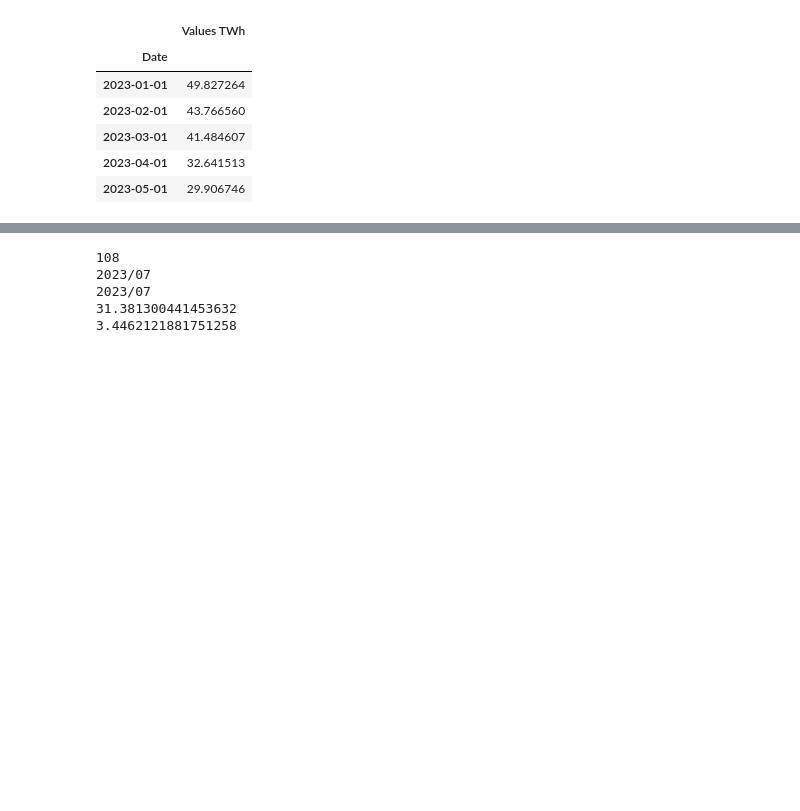
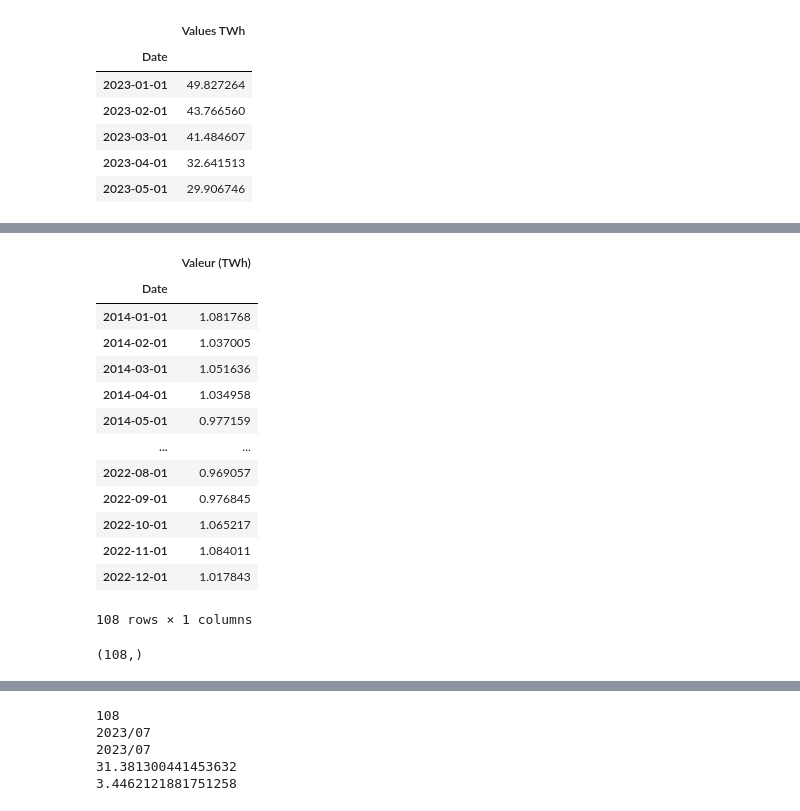
Before and after one commit to ajabri2023/Prediction_of-_electricity_consumption-, a Jupyter notebook: Project_Electricity Consumption2.ipynb, the cells around one changed output, grey strips where cells are left out. Drawn from its saved outputs; the diff is of its cells as text; code cells hidden in the pictures; blank space fills up the shorter version.

```diff
--- a/Project_Electricity Consumption2.ipynb
+++ b/Project_Electricity Consumption2.ipynb
@@ -279,0 +303,17 @@ We can notice that there is a slight difference between the prediction results a
+# %%
+Coeff
+# %% [output]
+|  | Valeur (TWh) |
+| Date |  |
+| 2014-01-01 | 1.081768 |
+| 2014-02-01 | 1.037005 |
+| 2014-03-01 | 1.051636 |
+| 2014-04-01 | 1.034958 |
+| 2014-05-01 | 0.977159 |
+| ... | ... |
+| 2022-08-01 | 0.969057 |
+| 2022-09-01 | 0.976845 |
+| 2022-10-01 | 1.065217 |
+| 2022-11-01 | 1.084011 |
+| 2022-12-01 | 1.017843 |
+108 rows × 1 columns
@@ -279,0 +340,6 @@ We can notice that there is a slight difference between the prediction results a
+# %%
+# Focrcast function (Corrected consuption forcasting)
+pred_correc=model_fit_.predict(start=108, end=215, dynamic=True)
+pred_correc.shape
+# %% [output]
+(108,)
```
Also changed, not shown: parts of 21 cells of this notebook, 1 other file.
